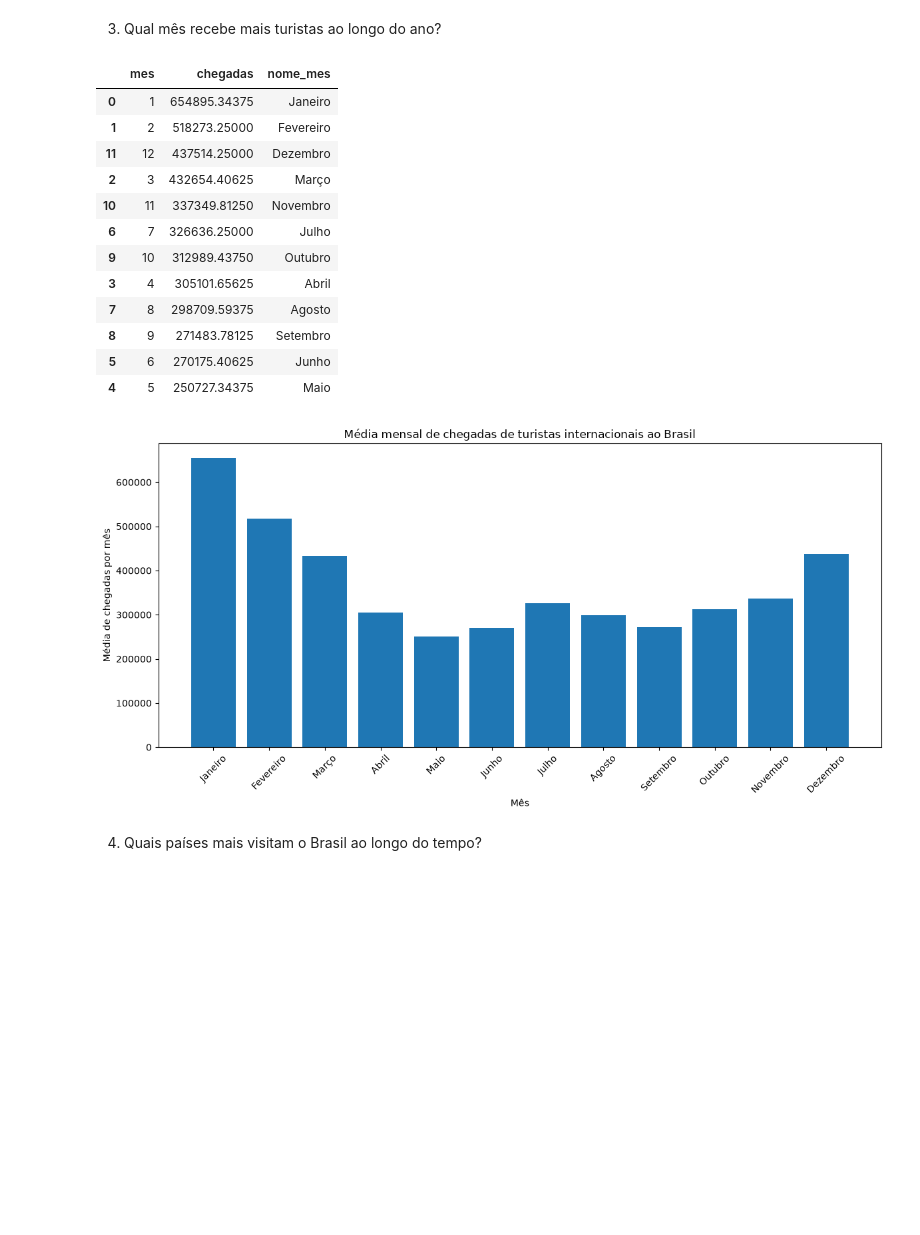
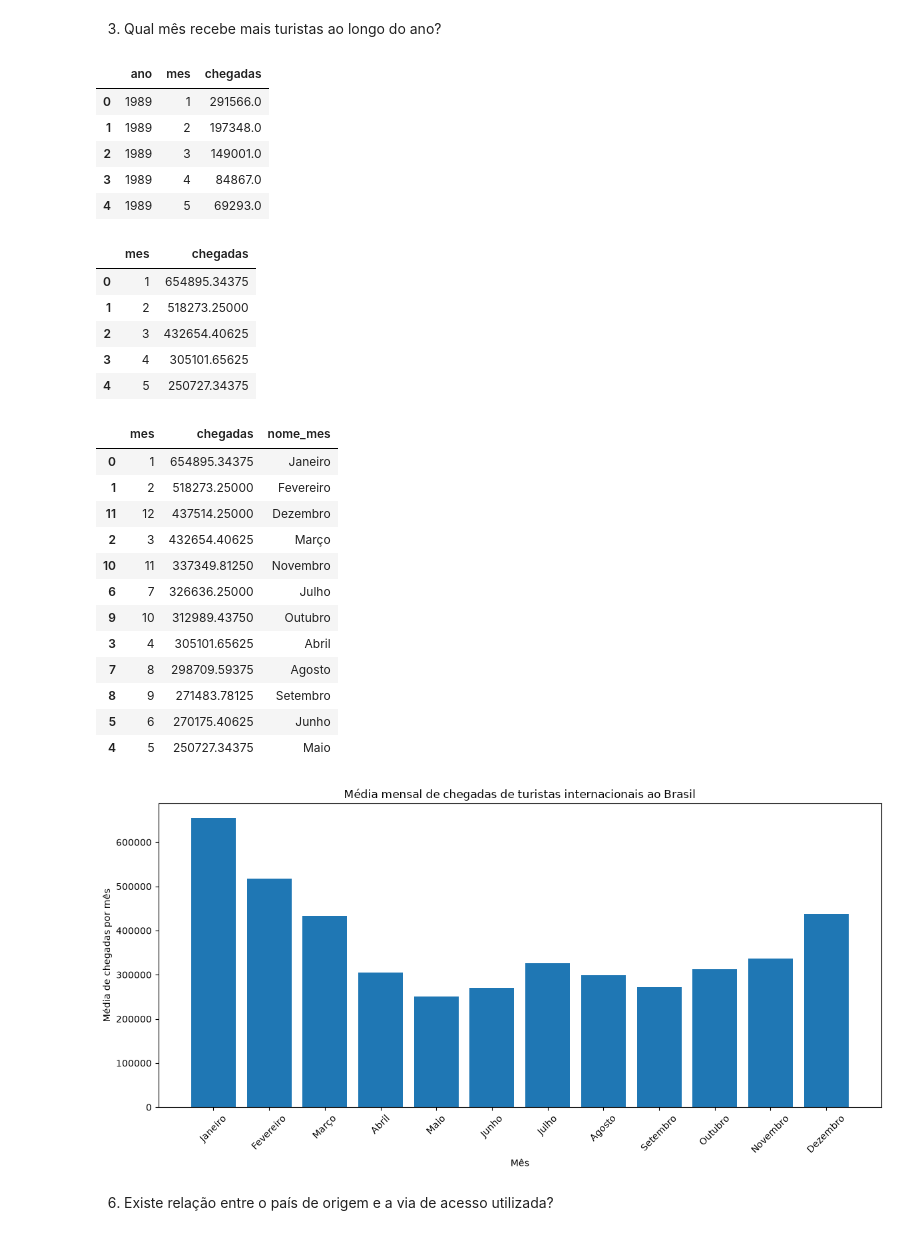
Before and after one commit to r3lc0ts/Projeto-AEDV, a Jupyter notebook: notebook/notebook_turismo.ipynb, the cells around one changed output. Saved outputs shown, nothing was run; the diff lists cells and outputs as text; code cells hidden in the pictures; blank space fills up the shorter version.

```diff
--- a/notebook/notebook_turismo.ipynb
+++ b/notebook/notebook_turismo.ipynb
@@ -134,11 +136,13 @@ por_ano_mes = (
     chegadas.groupby(["ano", "mes"], as_index=False)["chegadas"].sum(min_count=1)
 )
 
+display(por_ano_mes.head())
 
 media_mensal = (
-    por_ano_mes.groupby("mes", as_index=False)["chegadas"].mean()
+    por_ano_mes.groupby(["mes"], as_index=False)["chegadas"].mean()
 )
 
+display(media_mensal.head())
 
 nomes_meses = {
     1: "Janeiro",
@@ -152,49 +156,61 @@ nomes_meses = {
     9: "Setembro",
     10: "Outubro",
     11: "Novembro",
     12: "Dezembro"
 }
 
 media_mensal["nome_mes"] = media_mensal["mes"].map(nomes_meses)
 
 
 
 ranking = media_mensal.sort_values("chegadas", ascending=False)
 
 display(ranking)
 
 
 plt.figure(figsize=(12, 6))
 
 plt.bar(
     media_mensal["nome_mes"],
     media_mensal["chegadas"]
 )
 
 plt.title("Média mensal de chegadas de turistas internacionais ao Brasil")
 plt.xlabel("Mês")
 plt.ylabel("Média de chegadas por mês")
 
 plt.xticks(rotation=45)
 plt.tight_layout()
 plt.show()
 # %% [output]
-|  | mes | chegadas | nome_mes |
-| 0 | 1 | 654895.34375 | Janeiro |
-| 1 | 2 | 518273.25000 | Fevereiro |
-| 11 | 12 | 437514.25000 | Dezembro |
-| 2 | 3 | 432654.40625 | Março |
-| 10 | 11 | 337349.81250 | Novembro |
-| 6 | 7 | 326636.25000 | Julho |
-| 9 | 10 | 312989.43750 | Outubro |
-| 3 | 4 | 305101.65625 | Abril |
-| 7 | 8 | 298709.59375 | Agosto |
-| 8 | 9 | 271483.78125 | Setembro |
-| 5 | 6 | 270175.40625 | Junho |
-| 4 | 5 | 250727.34375 | Maio |
+|  | ano | mes | chegadas |
+| 0 | 1989 | 1 | 291566.0 |
+| 1 | 1989 | 2 | 197348.0 |
+| 2 | 1989 | 3 | 149001.0 |
+| 3 | 1989 | 4 | 84867.0 |
+| 4 | 1989 | 5 | 69293.0 |
+|  | mes | chegadas |
+| 0 | 1 | 654895.34375 |
+| 1 | 2 | 518273.25000 |
+| 2 | 3 | 432654.40625 |
+| 3 | 4 | 305101.65625 |
+| 4 | 5 | 250727.34375 |
+|  | mes | chegadas | nome_mes |
+| 0 | 1 | 654895.34375 | Janeiro |
+| 1 | 2 | 518273.25000 | Fevereiro |
+| 11 | 12 | 437514.25000 | Dezembro |
+| 2 | 3 | 432654.40625 | Março |
+| 10 | 11 | 337349.81250 | Novembro |
+| 6 | 7 | 326636.25000 | Julho |
+| 9 | 10 | 312989.43750 | Outubro |
+| 3 | 4 | 305101.65625 | Abril |
+| 7 | 8 | 298709.59375 | Agosto |
+| 8 | 9 | 271483.78125 | Setembro |
+| 5 | 6 | 270175.40625 | Junho |
+| 4 | 5 | 250727.34375 | Maio |
 [figure]
 # %% [markdown]
-4.	Quais países mais visitam o Brasil ao longo do tempo?
+6.	Existe relação entre o país de origem e a via de acesso utilizada?
 # %%
 import pandas as pd
 import matplotlib.pyplot as plt
```
Also changed, not shown: parts of 5 cells of this notebook.
